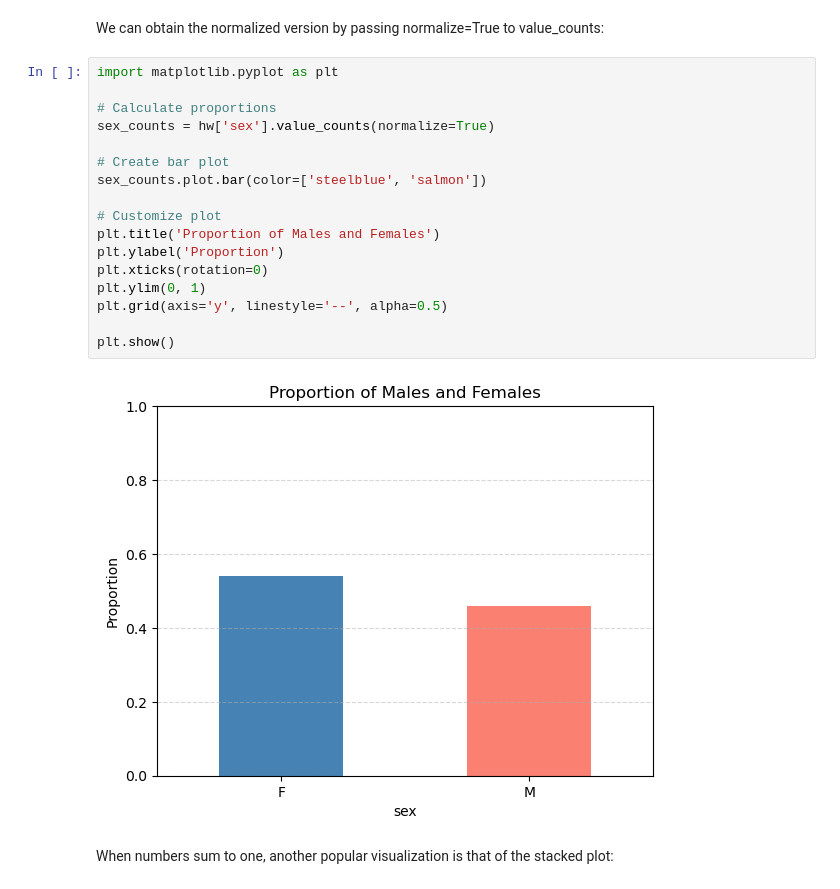
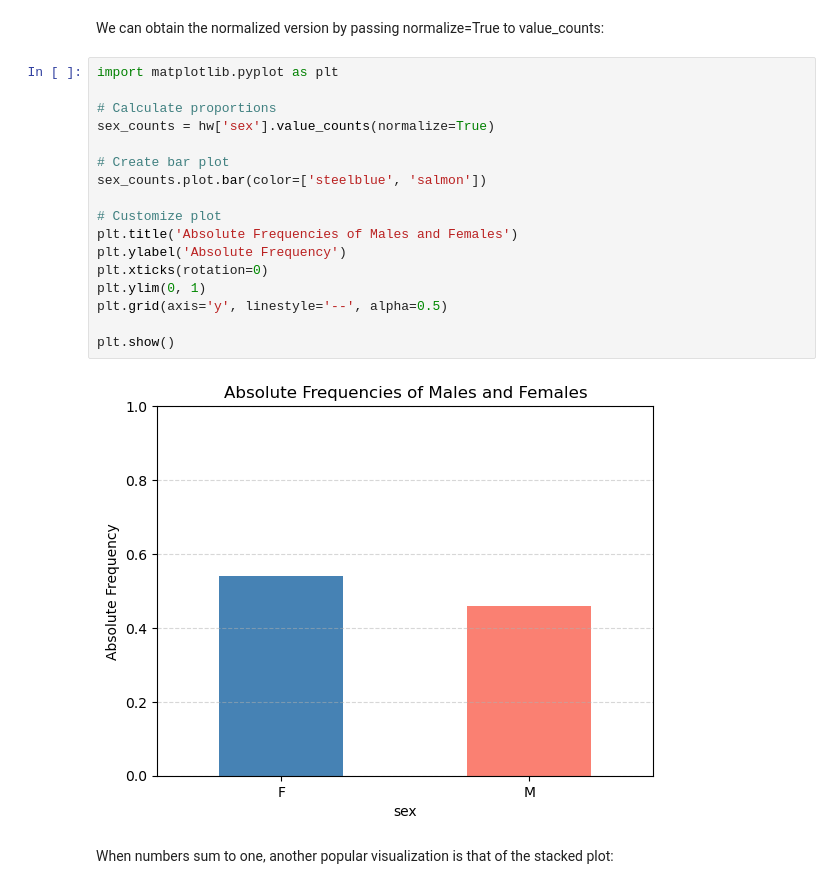
Before and after one commit to antoninofurnari/fadlecturenotes2526, a Jupyter notebook: lecturenotes/lectures/02_describing_and_visualizing_the_data.ipynb, the cells around one changed output. Drawn from its saved outputs; the diff is of its cells as text.

```diff
--- a/lecturenotes/lectures/02_describing_and_visualizing_the_data.ipynb
+++ b/lecturenotes/lectures/02_describing_and_visualizing_the_data.ipynb
@@ -238,22 +238,22 @@ We can obtain the normalized version by passing normalize=True to value_counts:
 # %%
 import matplotlib.pyplot as plt
 
 # Calculate proportions
 sex_counts = hw['sex'].value_counts(normalize=True)
 
 # Create bar plot
 sex_counts.plot.bar(color=['steelblue', 'salmon'])
 
 # Customize plot
-plt.title('Proportion of Males and Females')
-plt.ylabel('Proportion')
+plt.title('Absolute Frequencies of Males and Females')
+plt.ylabel('Absolute Frequency')
 plt.xticks(rotation=0)
 plt.ylim(0, 1)
 plt.grid(axis='y', linestyle='--', alpha=0.5)
 
 plt.show()
 # %% [output]
-[figure, old version]
+[figure, new version]
 # %% [markdown]
 When numbers sum to one, another popular visualization is that of the stacked plot:
 # %%
```
Also changed, not shown: parts of 6 cells of this notebook, 2 other files.
